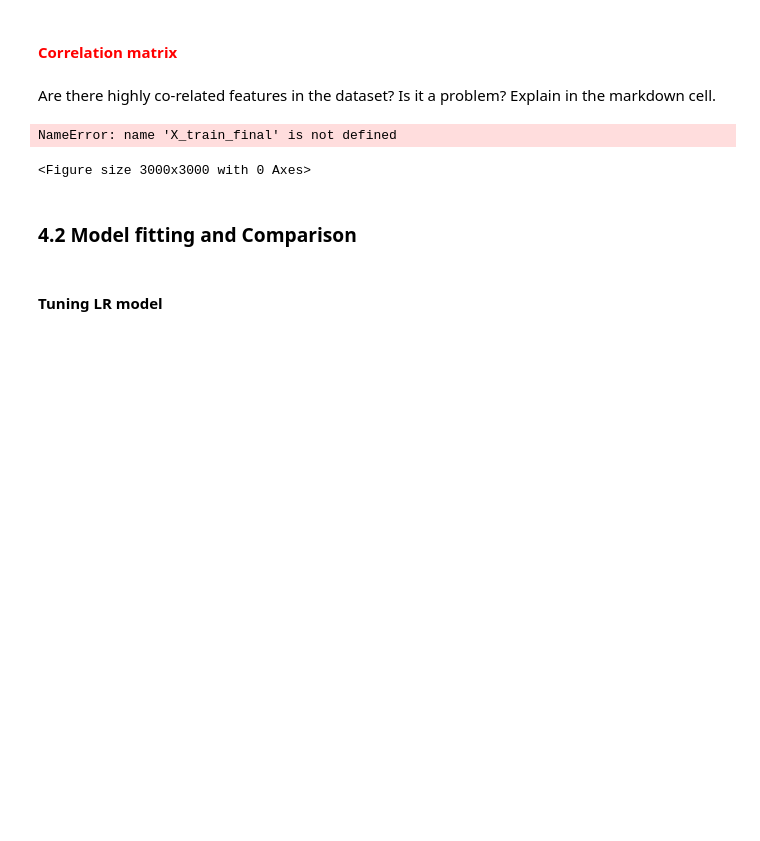
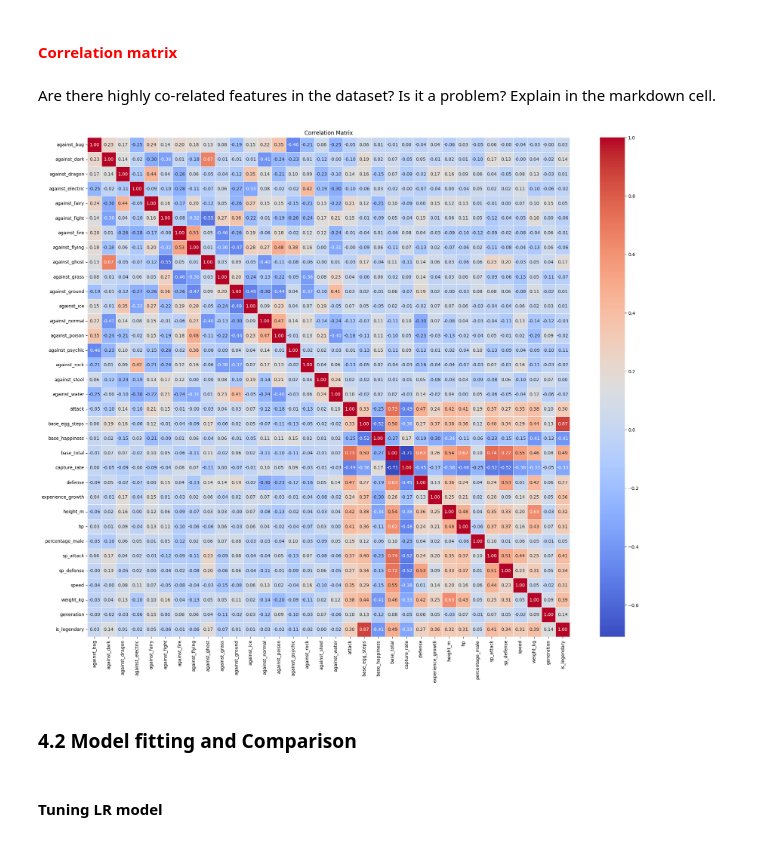
Before and after one commit to cuprum-acid/IML, a Jupyter notebook: Assignment_1.ipynb, the cells around one changed output. Saved outputs shown, nothing was run; the diff lists cells and outputs as text; code cells hidden in the pictures; blank space fills up the shorter version.

```diff
--- a/Assignment_1.ipynb
+++ b/Assignment_1.ipynb
@@ -166,7 +166,7 @@ df = pd.read_csv('pokemon_modified.csv')
 print(df.head())
 print(df.info())
 
-redundant_features = ['name', 'percentage_male']  # These features are unlikely to contribute to classification
+redundant_features = ['name', 'classification']  # These features are unlikely to contribute to classification
 df.drop(columns=redundant_features, inplace=True)
 # %% [output]
    against_bug  against_dark  against_dragon  against_electric  against_fairy  \
@@ -293,14 +317,20 @@ Are there highly co-related features in the dataset? Is it a problem? Explain in
 # %%
 import seaborn as sns
 import matplotlib.pyplot as plt
-plt.figure(figsize=(30, 30))
 
-sns.heatmap(X_train_final.corr(), annot=True, cmap='coolwarm', fmt=".2f")
+# Drop non-numeric columns before computing correlation matrix
+numeric_df = df.select_dtypes(include=['float64', 'int64'])
+
+# Calculate correlation matrix for numeric columns
+correlation_matrix = numeric_df.corr()
+
+# Plot the correlation matrix
+plt.figure(figsize=(24, 20))
+sns.heatmap(correlation_matrix, annot=True, cmap='coolwarm', fmt=".2f", linewidths=0.5)
 plt.title('Correlation Matrix')
 plt.show()
 # %% [output]
-NameError: name 'X_train_final' is not defined
-<Figure size 3000x3000 with 0 Axes>
+[figure, added]
 # %% [markdown]
 ### 4.2 Model fitting and Comparison
 # %% [markdown]
```
Also changed, not shown: parts of 18 cells of this notebook, 1 other file.
